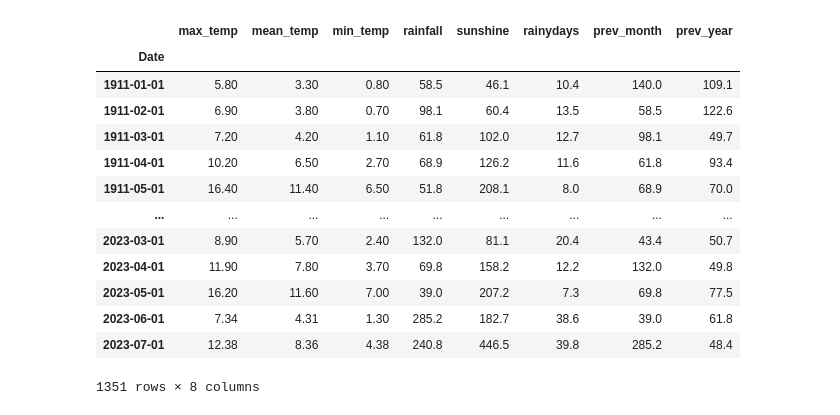
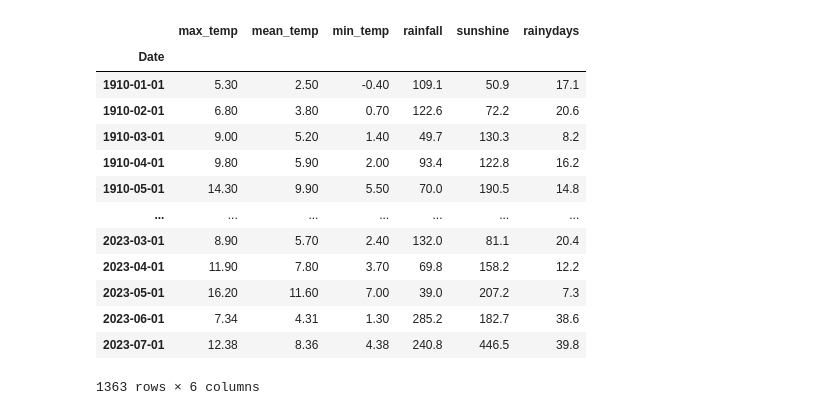
Before and after one commit to mgunal/applied-ai, a Jupyter notebook: reassessment/Dataset Visualisation.ipynb, the cells around one changed output. Drawn from its saved outputs; the diff is of its cells as text; code cells hidden in the pictures.

```diff
--- a/reassessment/Dataset Visualisation.ipynb
+++ b/reassessment/Dataset Visualisation.ipynb
@@ -42,0 +24,3 @@ data
+# %%
+raw_data = dataset.raw_data
+raw_data
@@ -43,18 +42,18 @@ data
 # %%
-data.dropna(axis=0)
+raw_data.dropna(axis=0)
 # %% [output]
-|  | max_temp | mean_temp | min_temp | rainfall | sunshine | rainydays | prev_month | prev_year |
-| Date |  |  |  |  |  |  |  |  |
-| 1911-01-01 | 5.80 | 3.30 | 0.80 | 58.5 | 46.1 | 10.4 | 140.0 | 109.1 |
-| 1911-02-01 | 6.90 | 3.80 | 0.70 | 98.1 | 60.4 | 13.5 | 58.5 | 122.6 |
-| 1911-03-01 | 7.20 | 4.20 | 1.10 | 61.8 | 102.0 | 12.7 | 98.1 | 49.7 |
-| 1911-04-01 | 10.20 | 6.50 | 2.70 | 68.9 | 126.2 | 11.6 | 61.8 | 93.4 |
-| 1911-05-01 | 16.40 | 11.40 | 6.50 | 51.8 | 208.1 | 8.0 | 68.9 | 70.0 |
-| ... | ... | ... | ... | ... | ... | ... | ... | ... |
-| 2023-03-01 | 8.90 | 5.70 | 2.40 | 132.0 | 81.1 | 20.4 | 43.4 | 50.7 |
-| 2023-04-01 | 11.90 | 7.80 | 3.70 | 69.8 | 158.2 | 12.2 | 132.0 | 49.8 |
-| 2023-05-01 | 16.20 | 11.60 | 7.00 | 39.0 | 207.2 | 7.3 | 69.8 | 77.5 |
-| 2023-06-01 | 7.34 | 4.31 | 1.30 | 285.2 | 182.7 | 38.6 | 39.0 | 61.8 |
-| 2023-07-01 | 12.38 | 8.36 | 4.38 | 240.8 | 446.5 | 39.8 | 285.2 | 48.4 |
+|  | max_temp | mean_temp | min_temp | rainfall | sunshine | rainydays |
+| Date |  |  |  |  |  |  |
+| 1910-01-01 | 5.30 | 2.50 | -0.40 | 109.1 | 50.9 | 17.1 |
+| 1910-02-01 | 6.80 | 3.80 | 0.70 | 122.6 | 72.2 | 20.6 |
+| 1910-03-01 | 9.00 | 5.20 | 1.40 | 49.7 | 130.3 | 8.2 |
+| 1910-04-01 | 9.80 | 5.90 | 2.00 | 93.4 | 122.8 | 16.2 |
+| 1910-05-01 | 14.30 | 9.90 | 5.50 | 70.0 | 190.5 | 14.8 |
+| ... | ... | ... | ... | ... | ... | ... |
+| 2023-03-01 | 8.90 | 5.70 | 2.40 | 132.0 | 81.1 | 20.4 |
+| 2023-04-01 | 11.90 | 7.80 | 3.70 | 69.8 | 158.2 | 12.2 |
+| 2023-05-01 | 16.20 | 11.60 | 7.00 | 39.0 | 207.2 | 7.3 |
+| 2023-06-01 | 7.34 | 4.31 | 1.30 | 285.2 | 182.7 | 38.6 |
+| 2023-07-01 | 12.38 | 8.36 | 4.38 | 240.8 | 446.5 | 39.8 |
-1351 rows × 8 columns
+1363 rows × 6 columns
 # %%
```
Also changed, not shown: parts of 15 cells of this notebook, 4 other files.
